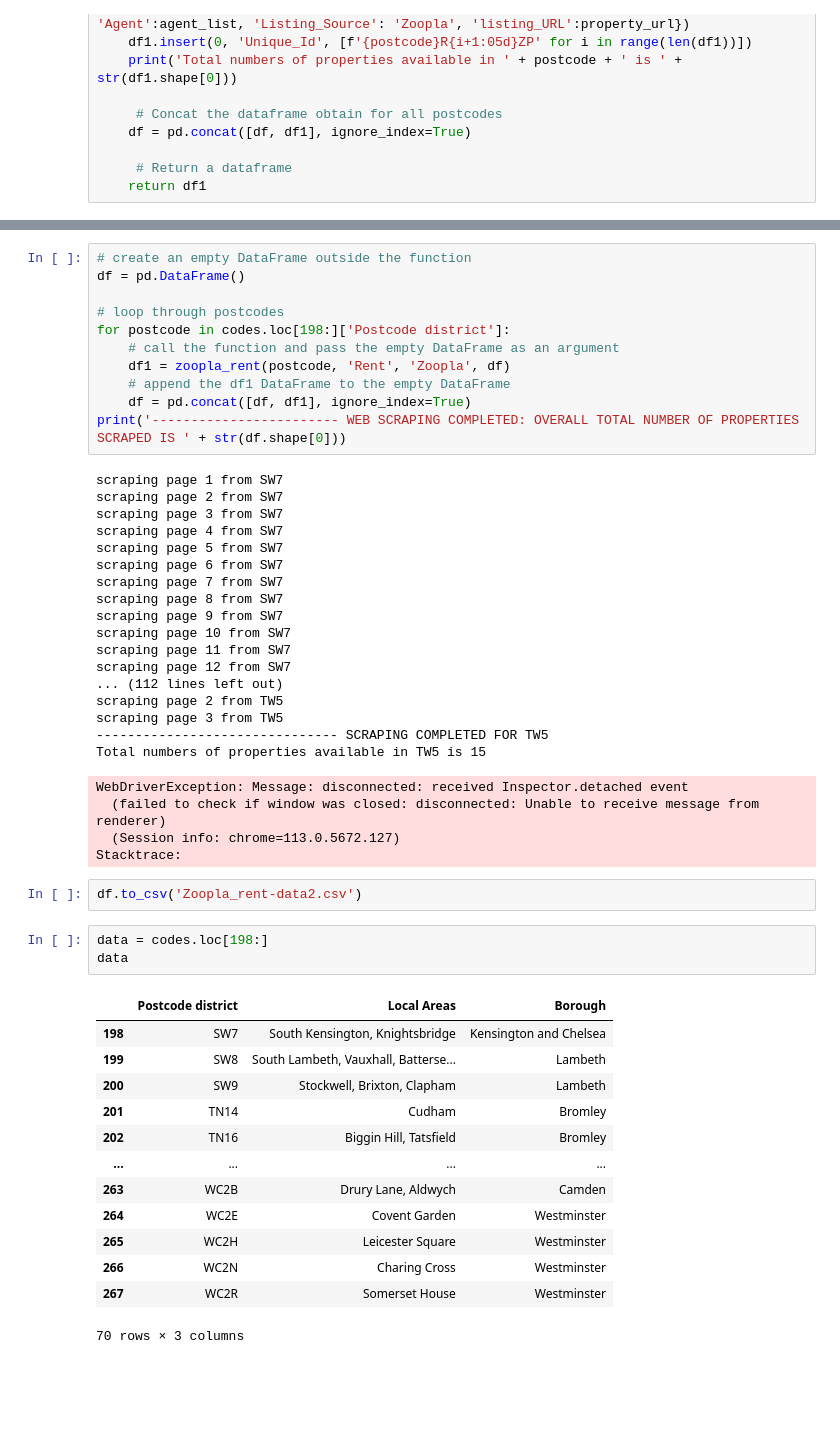
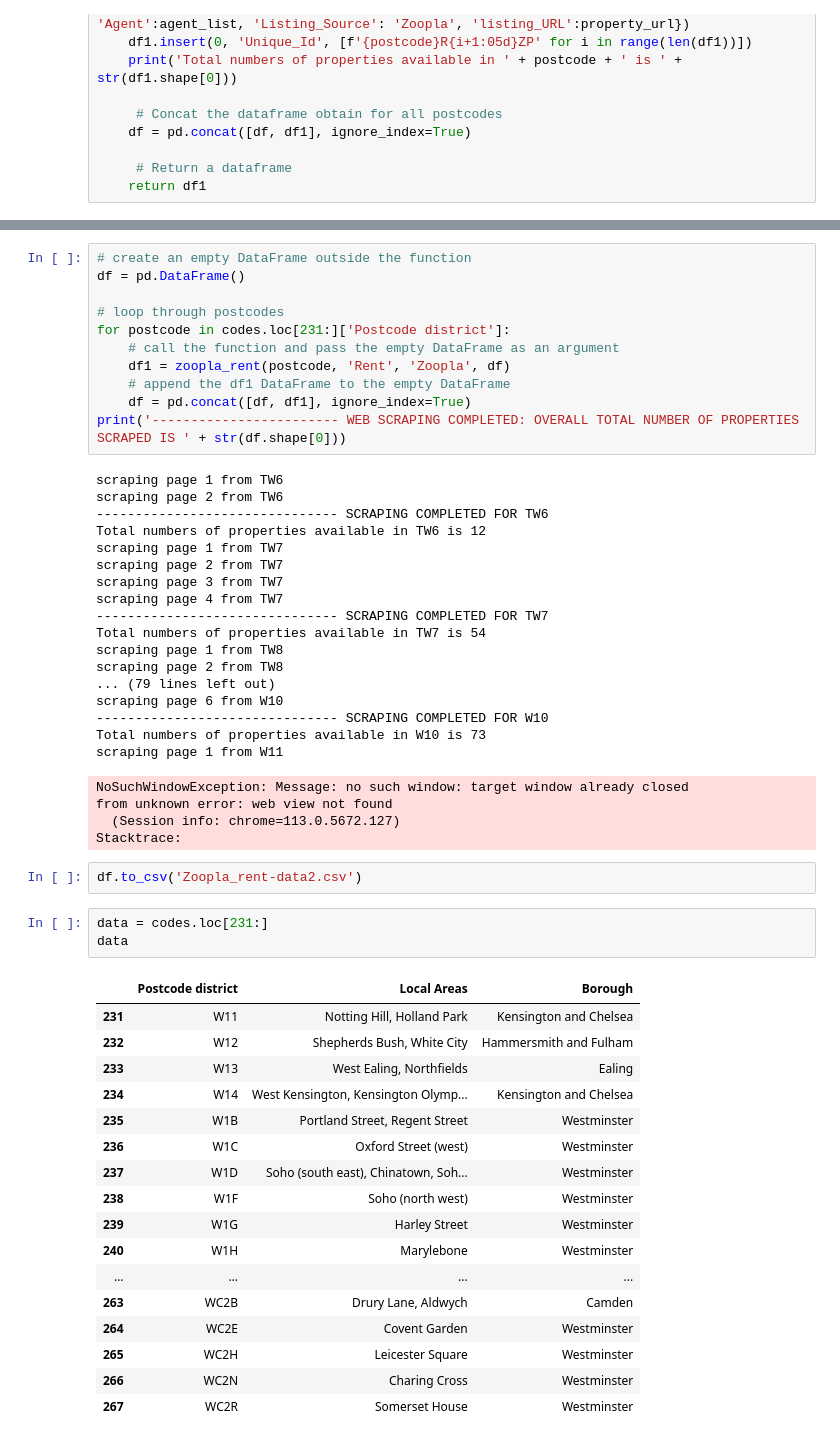
Before and after one commit to Timmtet/Data-Cleaning-Ldn, a Jupyter notebook: Zoopla_data_gathering_script.ipynb, the cells around one changed output, grey strips where cells are left out. Drawn from its saved outputs; the diff is of its cells as text; blank space fills up the shorter version.

```diff
--- a/Zoopla_data_gathering_script.ipynb
+++ b/Zoopla_data_gathering_script.ipynb
@@ -469,50 +391,54 @@ def zoopla_rent(postcodes, Trans_type, website, df):
 df = pd.DataFrame()
 
 # loop through postcodes
-for postcode in codes.loc[198:]['Postcode district']:
+for postcode in codes.loc[231:]['Postcode district']:
     # call the function and pass the empty DataFrame as an argument
     df1 = zoopla_rent(postcode, 'Rent', 'Zoopla', df)
     # append the df1 DataFrame to the empty DataFrame
     df = pd.concat([df, df1], ignore_index=True)
 print('------------------------ WEB SCRAPING COMPLETED: OVERALL TOTAL NUMBER OF PROPERTIES SCRAPED IS ' + str(df.shape[0]))
 # %% [output]
-scraping page 1 from SW7
-scraping page 2 from SW7
-scraping page 3 from SW7
-scraping page 4 from SW7
-scraping page 5 from SW7
-scraping page 6 from SW7
-scraping page 7 from SW7
-scraping page 8 from SW7
-scraping page 9 from SW7
-scraping page 10 from SW7
-scraping page 11 from SW7
-scraping page 12 from SW7
-... (112 lines left out)
-scraping page 2 from TW5
-scraping page 3 from TW5
-------------------------------- SCRAPING COMPLETED FOR TW5
-Total numbers of properties available in TW5 is 15
+scraping page 1 from TW6
+scraping page 2 from TW6
+------------------------------- SCRAPING COMPLETED FOR TW6
+Total numbers of properties available in TW6 is 12
+scraping page 1 from TW7
+scraping page 2 from TW7
+scraping page 3 from TW7
+scraping page 4 from TW7
+------------------------------- SCRAPING COMPLETED FOR TW7
+Total numbers of properties available in TW7 is 54
+scraping page 1 from TW8
+scraping page 2 from TW8
+... (79 lines left out)
+scraping page 6 from W10
+------------------------------- SCRAPING COMPLETED FOR W10
+Total numbers of properties available in W10 is 73
+scraping page 1 from W11
-WebDriverException: Message: disconnected: received Inspector.detached event
-  (failed to check if window was closed: disconnected: Unable to receive message from renderer)
+NoSuchWindowException: Message: no such window: target window already closed
+from unknown error: web view not found
   (Session info: chrome=113.0.5672.127)
 Stacktrace:
 # %%
 df.to_csv('Zoopla_rent-data2.csv')
 # %%
-data = codes.loc[198:]
+data = codes.loc[231:]
 data
 # %% [output]
 |  | Postcode district | Local Areas | Borough |
-| 198 | SW7 | South Kensington, Knightsbridge | Kensington and Chelsea |
-| 199 | SW8 | South Lambeth, Vauxhall, Batterse... | Lambeth |
-| 200 | SW9 | Stockwell, Brixton, Clapham | Lambeth |
-| 201 | TN14 | Cudham | Bromley |
-| 202 | TN16 | Biggin Hill, Tatsfield | Bromley |
+| 231 | W11 | Notting Hill, Holland Park | Kensington and Chelsea |
+| 232 | W12 | Shepherds Bush, White City | Hammersmith and Fulham |
+| 233 | W13 | West Ealing, Northfields | Ealing |
+| 234 | W14 | West Kensington, Kensington Olymp... | Kensington and Chelsea |
+| 235 | W1B | Portland Street, Regent Street | Westminster |
+| 236 | W1C | Oxford Street (west) | Westminster |
+| 237 | W1D | Soho (south east), Chinatown, Soh... | Westminster |
+| 238 | W1F | Soho (north west) | Westminster |
+| 239 | W1G | Harley Street | Westminster |
+| 240 | W1H | Marylebone | Westminster |
 | ... | ... | ... | ... |
 | 263 | WC2B | Drury Lane, Aldwych | Camden |
 | 264 | WC2E | Covent Garden | Westminster |
 | 265 | WC2H | Leicester Square | Westminster |
 | 266 | WC2N | Charing Cross | Westminster |
 | 267 | WC2R | Somerset House | Westminster |
-70 rows × 3 columns
```
Also changed, not shown: parts of 15 cells of this notebook, 5 other files.
